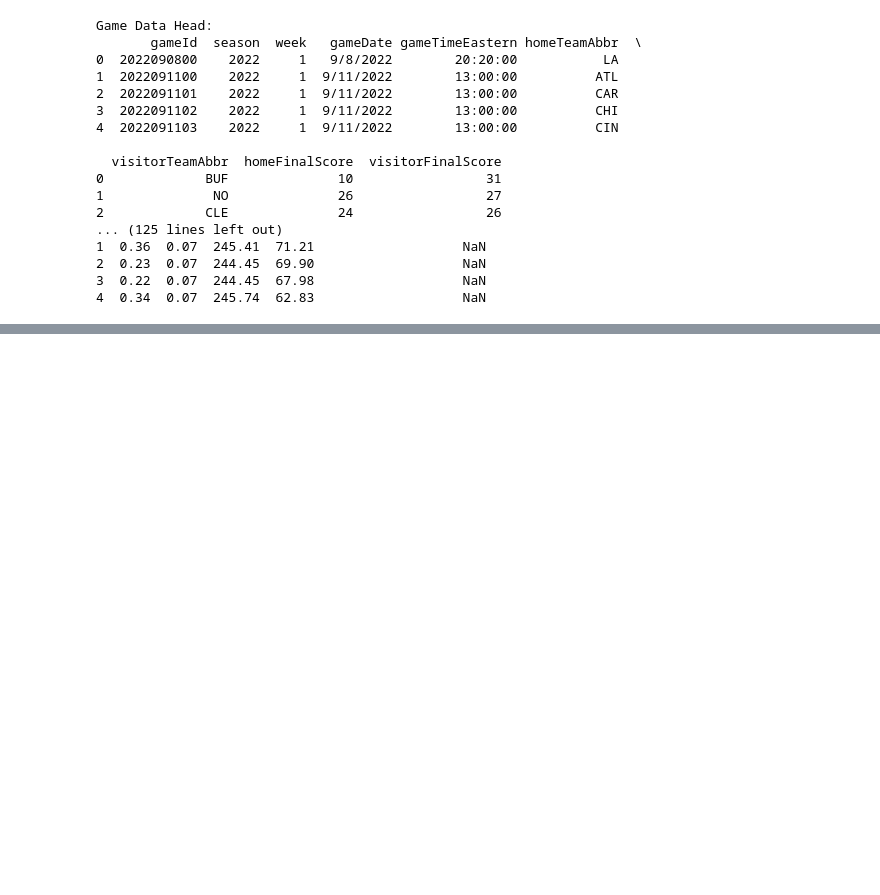
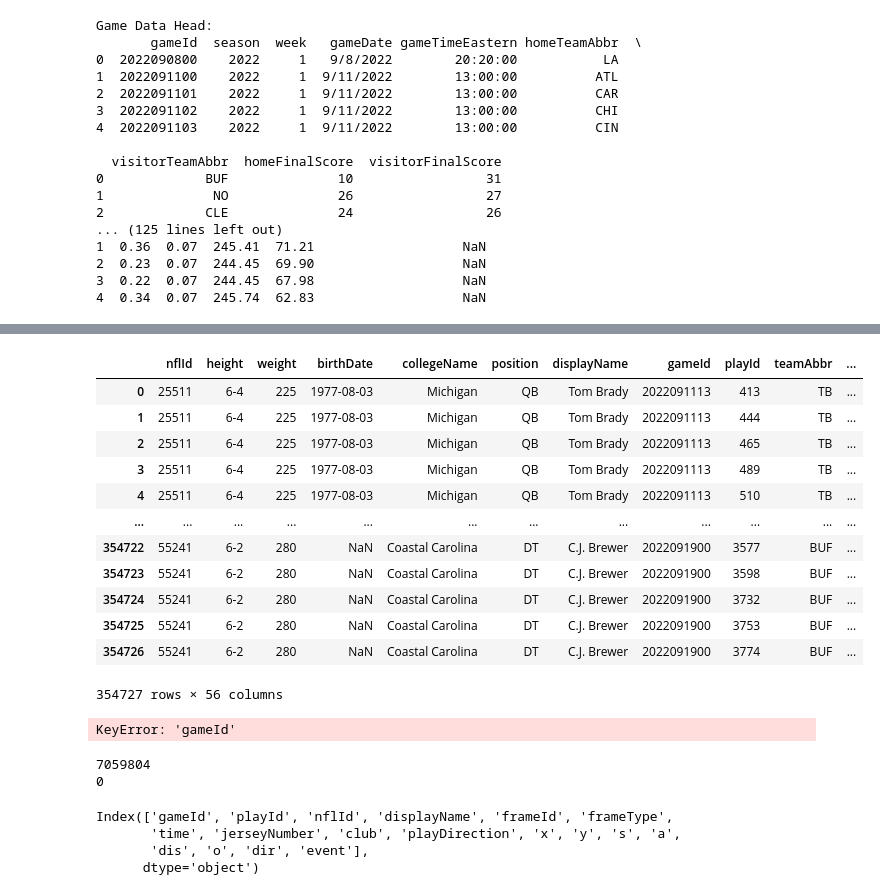
Before and after one commit to jbrinkman2018/NFLBigDataBowl, a Jupyter notebook: src/test.ipynb, the cells around one changed output, grey strips where cells are left out. Saved outputs shown, nothing was run; the diff lists cells and outputs as text; code cells hidden in the pictures; blank space fills up the shorter version.

```diff
--- a/src/test.ipynb
+++ b/src/test.ipynb
@@ -36,8 +36,9 @@ def load_and_display_heads():
     except Exception as e:
         print(f"An unexpected error occurred: {e}")
 
-if __name__ == "__main__":
-    load_and_display_heads()
+    return game_data, play_data, player_play_data, player_data, tracking_data
+
+game_data, play_data, player_play_data, player_data, tracking_data = load_and_display_heads()
 # %% [output]
 Game Data Head:
        gameId  season  week   gameDate gameTimeEastern homeTeamAbbr  \
@@ -58,0 +342,5 @@ Game Data Head:
+# %%
+play_data = play_data.merge(game_data, on="gameId", how="left")
+player_data = player_data.merge(player_play_data, on=["nflId"], how='left')
+tracking_data = tracking_data.merge(player_data, on=["nflId"], how="left")
+data = tracking_data.merge(play_data, on=["gameId", "playId"], how="left")
@@ -58,0 +365,35 @@ Game Data Head:
+# %%
+player_data = player_data.merge(player_play_data, on=["nflId"], how='left')
+player_data
+# %% [output]
+|  | nflId | height | weight | birthDate | collegeName | position | displayName | gameId | playId | teamAbbr | ... |
+| 0 | 25511 | 6-4 | 225 | 1977-08-03 | Michigan | QB | Tom Brady | 2022091113 | 413 | TB | ... |
+| 1 | 25511 | 6-4 | 225 | 1977-08-03 | Michigan | QB | Tom Brady | 2022091113 | 444 | TB | ... |
+| 2 | 25511 | 6-4 | 225 | 1977-08-03 | Michigan | QB | Tom Brady | 2022091113 | 465 | TB | ... |
+| 3 | 25511 | 6-4 | 225 | 1977-08-03 | Michigan | QB | Tom Brady | 2022091113 | 489 | TB | ... |
+| 4 | 25511 | 6-4 | 225 | 1977-08-03 | Michigan | QB | Tom Brady | 2022091113 | 510 | TB | ... |
+| ... | ... | ... | ... | ... | ... | ... | ... | ... | ... | ... | ... |
+| 354722 | 55241 | 6-2 | 280 | NaN | Coastal Carolina | DT | C.J. Brewer | 2022091900 | 3577 | BUF | ... |
+| 354723 | 55241 | 6-2 | 280 | NaN | Coastal Carolina | DT | C.J. Brewer | 2022091900 | 3598 | BUF | ... |
+| 354724 | 55241 | 6-2 | 280 | NaN | Coastal Carolina | DT | C.J. Brewer | 2022091900 | 3732 | BUF | ... |
+| 354725 | 55241 | 6-2 | 280 | NaN | Coastal Carolina | DT | C.J. Brewer | 2022091900 | 3753 | BUF | ... |
+| 354726 | 55241 | 6-2 | 280 | NaN | Coastal Carolina | DT | C.J. Brewer | 2022091900 | 3774 | BUF | ... |
+354727 rows × 56 columns
+# %%
+tracking_data = tracking_data.merge(player_data, on=["gameId", "nflId", "playId"], how="left")
+tracking_data
+# %% [output]
+KeyError: 'gameId'
+# %%
+print(tracking_data.duplicated(subset=["gameId", "playId", "nflId"]).sum())  # Should be 0
+print(player_play_data.duplicated(subset=["gameId", "playId", "nflId"]).sum())  # Should be 0
+# %% [output]
+7059804
+0
+# %%
+tracking_data.columns
+# %% [output]
+Index(['gameId', 'playId', 'nflId', 'displayName', 'frameId', 'frameType',
+       'time', 'jerseyNumber', 'club', 'playDirection', 'x', 'y', 's', 'a',
+       'dis', 'o', 'dir', 'event'],
+      dtype='object')
```
Also changed, not shown: parts of 11 cells of this notebook, 1 other file.
